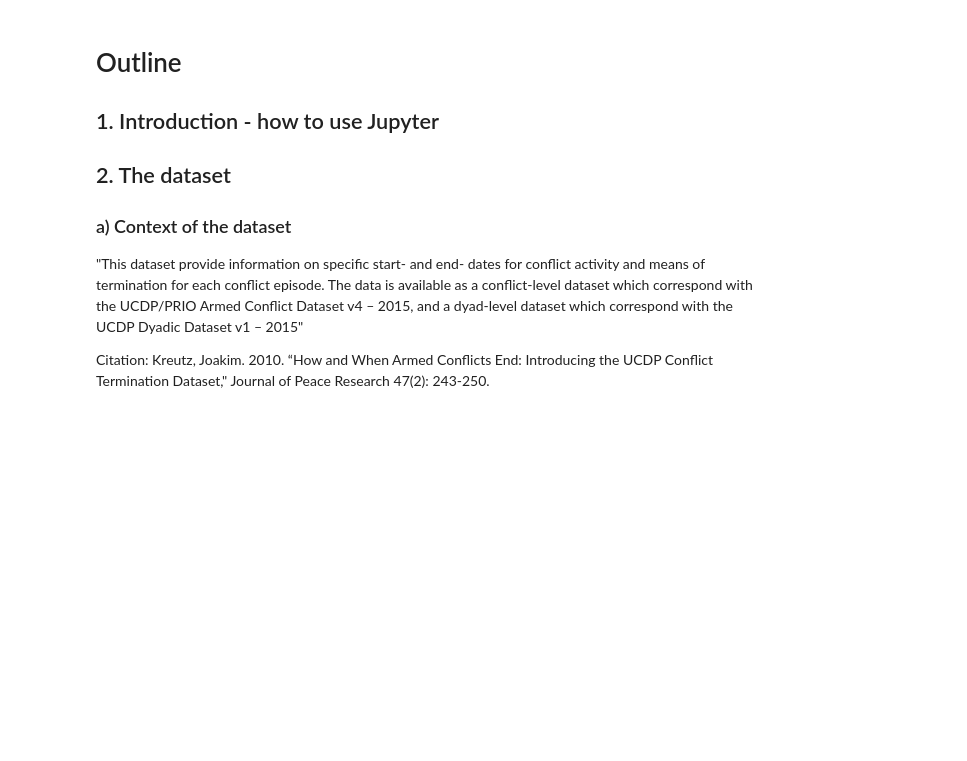
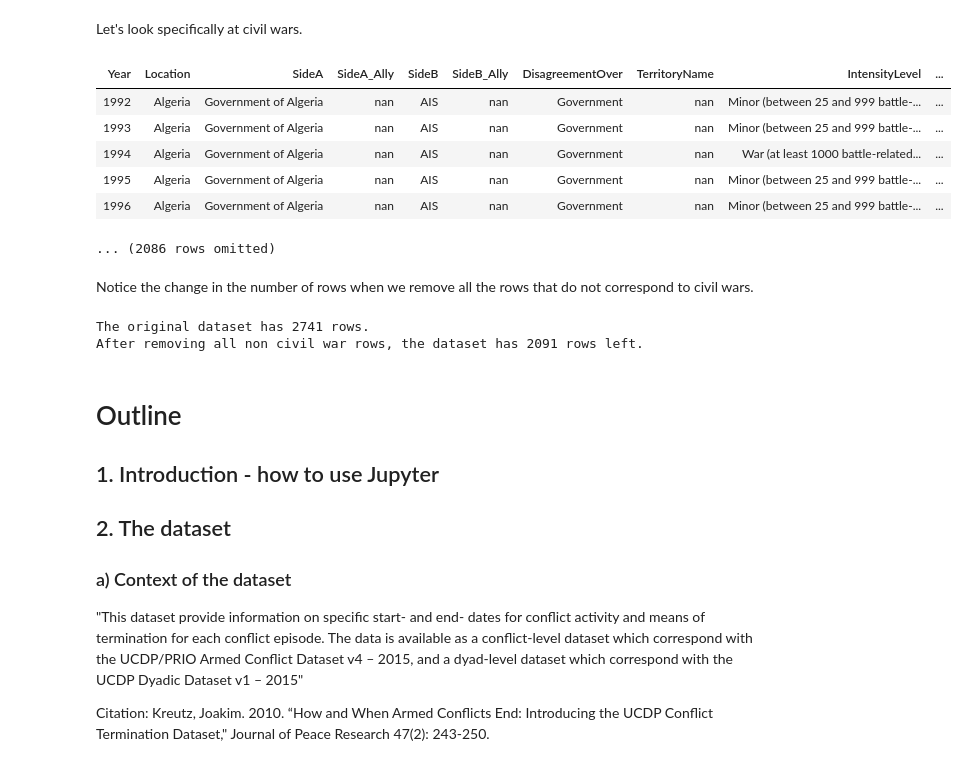
Before and after one commit to ds-modules/POLSCI-5, a Jupyter notebook: CivilWars.ipynb, the cells around one changed output. Saved outputs shown, nothing was run; the diff lists cells and outputs as text; code cells hidden in the pictures; blank space fills up the shorter version.

```diff
--- a/CivilWars.ipynb
+++ b/CivilWars.ipynb
@@ -3,3 +250,24 @@
+# %% [markdown]
+Let's look specifically at civil wars.
+# %%
+civil_wars = wars.where('TypeOfConflict', 'Internal armed conflict')
+civil_wars.show(5)
+# %% [output]
+| Year | Location | SideA | SideA_Ally | SideB | SideB_Ally | DisagreementOver | TerritoryName | IntensityLevel | ... |
+| 1992 | Algeria | Government of Algeria | nan | AIS | nan | Government | nan | Minor (between 25 and 999 battle-... | ... |
+| 1993 | Algeria | Government of Algeria | nan | AIS | nan | Government | nan | Minor (between 25 and 999 battle-... | ... |
+| 1994 | Algeria | Government of Algeria | nan | AIS | nan | Government | nan | War (at least 1000 battle-related... | ... |
+| 1995 | Algeria | Government of Algeria | nan | AIS | nan | Government | nan | Minor (between 25 and 999 battle-... | ... |
+| 1996 | Algeria | Government of Algeria | nan | AIS | nan | Government | nan | Minor (between 25 and 999 battle-... | ... |
+... (2086 rows omitted)
+# %% [markdown]
+Notice the change in the number of rows when we remove all the rows that do not correspond to civil wars.
+# %%
+print("The original dataset has {} rows. \n\
+After removing all non civil war rows, the dataset has {} rows left.".format(wars.num_rows, civil_wars.num_rows))
+# %% [output]
+The original dataset has 2741 rows.
+After removing all non civil war rows, the dataset has 2091 rows left.
 # %% [markdown]
 # Outline
 ## 1. Introduction - how to use Jupyter
```
Also changed, not shown: parts of 76 cells of this notebook.
